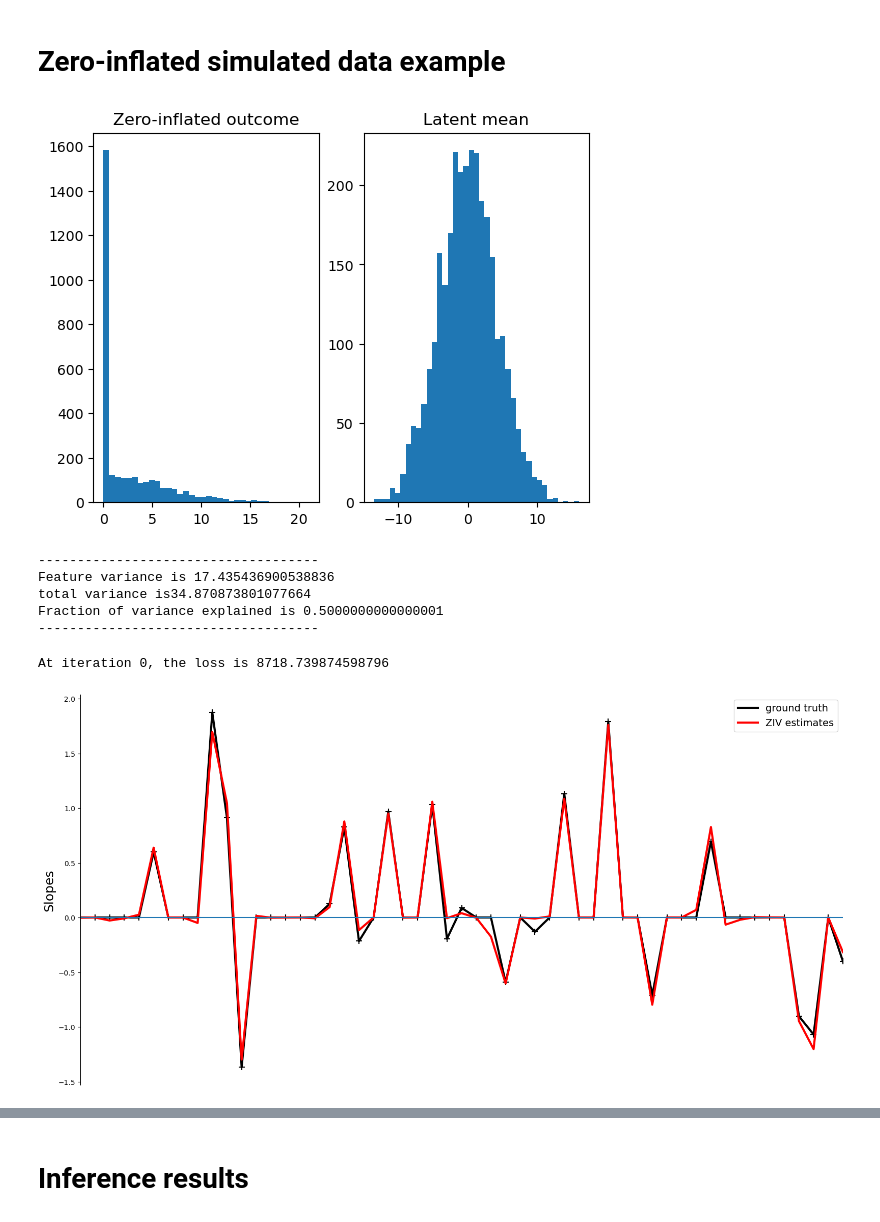
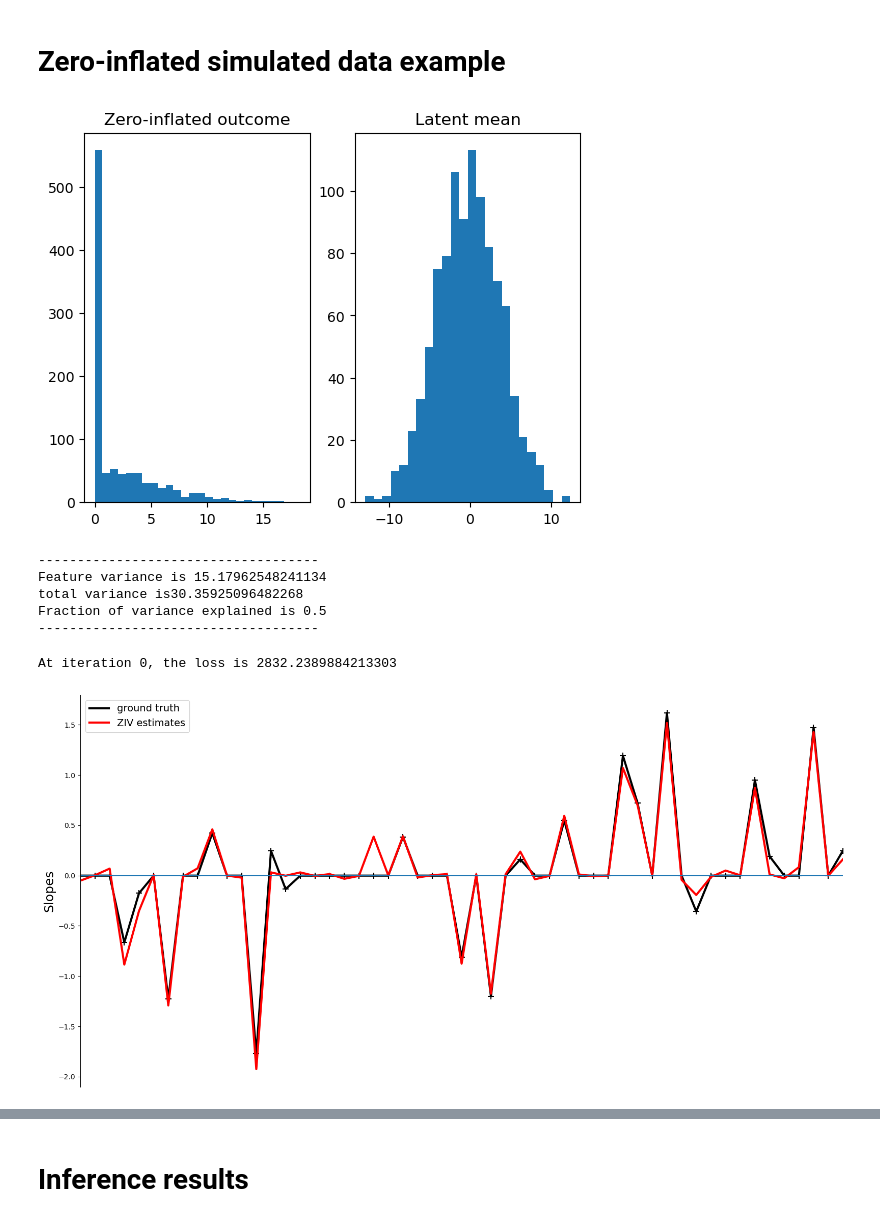
Before and after one commit to junting-ren/ZIV, a Jupyter notebook: quick_start_guide.ipynb, the cells around one changed output, grey strips where cells are left out. Cells and saved outputs as stored; diff of their text form; code cells hidden in the pictures.

```diff
--- a/quick_start_guide.ipynb
+++ b/quick_start_guide.ipynb
@@ -18,19 +18,19 @@ import numpy as np
 # Zero-inflated simulated data example
 # %%
 # Loading the data
-data_sim = sim_tobit_data(n = 3000, p =50, p_causal = 20,
+data_sim = sim_tobit_data(n = 1000, p =50, p_causal = 20,
                           rho = 0.1, var = 1, n_matrix = 1, h = 0.5, p_confound = 0)
 z, X, Xs, latent_mean, var_feature, var_total, true_beta, y_star = data_sim.gen_data()
 show_sim(z, latent_mean, var_total)
 z_df = pd.DataFrame(z, columns = ['outcome'])
 feature_df = pd.DataFrame(X, columns = ['c'+str(i) for i in range(1,X.shape[1]+1)])
 data = pd.concat([z_df, feature_df], axis = 1)
 # %% [output]
-[figure, old version]
+[figure, new version]
 ------------------------------------
-Feature variance is 17.435436900538836
-total variance is34.870873801077664
-Fraction of variance explained is 0.5000000000000001
+Feature variance is 15.17962548241134
+total variance is30.35925096482268
+Fraction of variance explained is 0.5
 ------------------------------------
 # %%
 # Adding categorical features that is included in the FVE calculation (null effect)
@@ -56,6 +56,6 @@ FVE_df, coefficient_df, train_prediction, train_error = ziv.fit(lr = 0.5,
                                                                 lr_schedule_step = 1000, lr_sch_gamma = 0.8,
                                                                 verbose = True, true_beta = true_beta)
 # %% [output]
-At iteration 0, the loss is 8718.739874598796
+At iteration 0, the loss is 2832.2389884213303
-[figure, old version]
+[figure, new version]
 # %%
```
Also changed, not shown: parts of 5 cells of this notebook, 2 other files.
